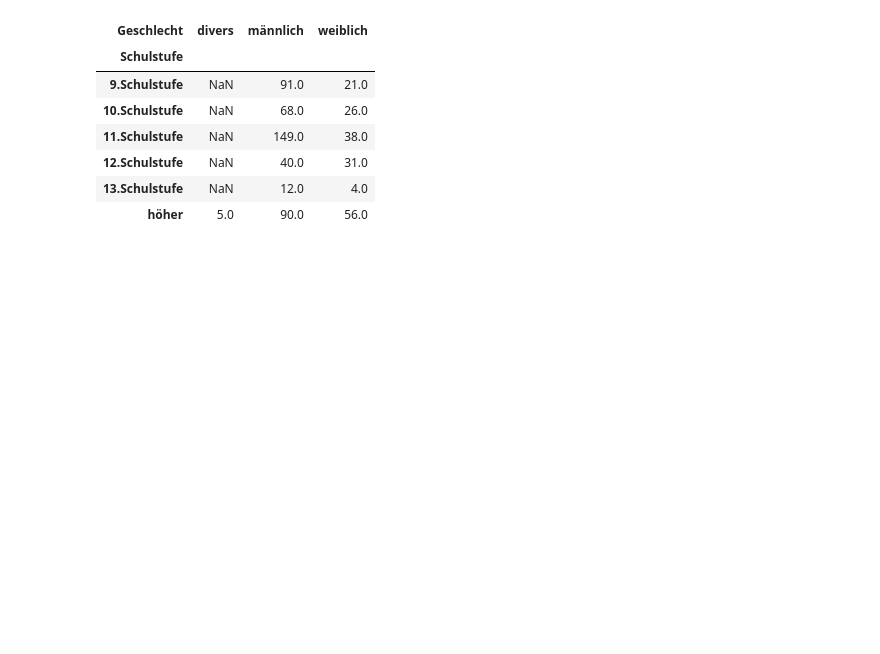
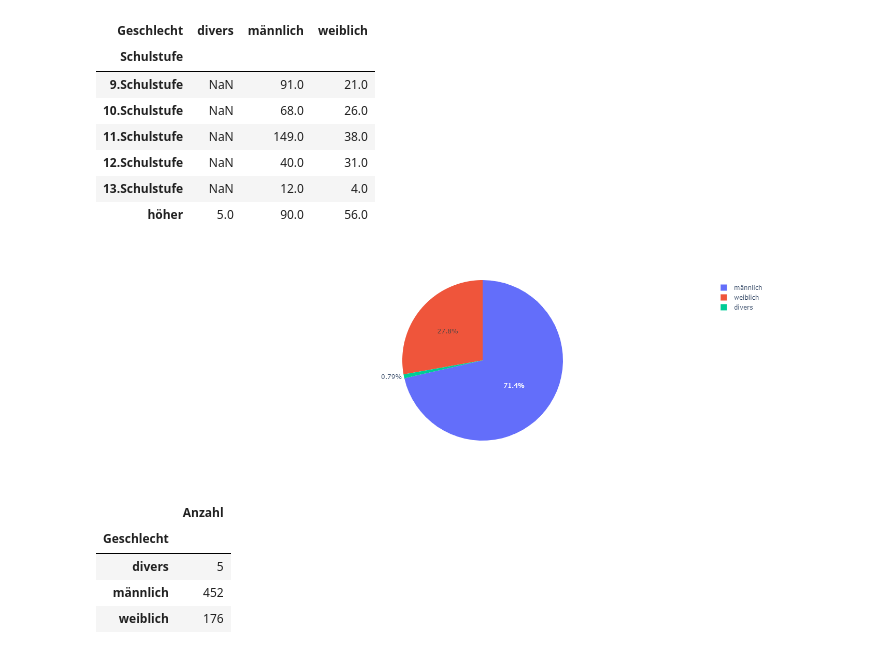
Before and after one commit to dominikhoebert/dataanalysisebert, a Jupyter notebook: analysis.ipynb, the cells around one changed output. Saved outputs shown, nothing was run; the diff lists cells and outputs as text; code cells hidden in the pictures; blank space fills up the shorter version.

Commit message:
Plots added (F5-12,16,17)

```diff
--- a/analysis.ipynb
+++ b/analysis.ipynb
@@ -99,3 +117,17 @@ d
 | 12.Schulstufe | NaN | 40.0 | 31.0 |
 | 13.Schulstufe | NaN | 12.0 | 4.0 |
 | höher | 5.0 | 90.0 | 56.0 |
+# %%
+d=df[['Geschlecht', 'ID']]
+d=d.groupby(['Geschlecht']).count()
+d=d.rename(columns={'ID':'Anzahl'})
+fig=px.pie(d, values='Anzahl', names=d.index)
+fig.show()
+d
+# %% [output]
+[figure, added]
+|  | Anzahl |
+| Geschlecht |  |
+| divers | 5 |
+| männlich | 452 |
+| weiblich | 176 |
```
Also changed, not shown: parts of 5 cells of this notebook, 1 other file.
